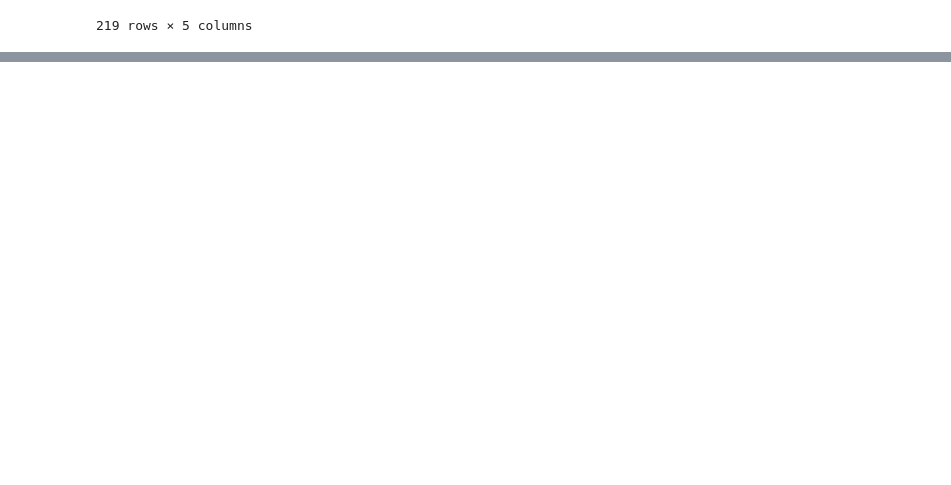
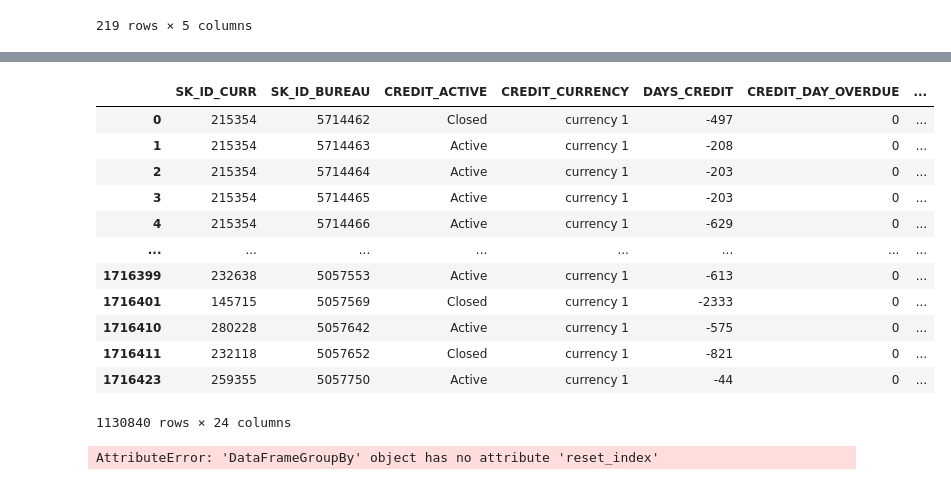
Before and after one commit to RuslanYusup/HCB, a Jupyter notebook: HCB.ipynb, the cells around one changed output, grey strips where cells are left out. Saved outputs shown, nothing was run; the diff lists cells and outputs as text; code cells hidden in the pictures; blank space fills up the shorter version.

```diff
--- a/HCB.ipynb
+++ b/HCB.ipynb
@@ -626,0 +730,4 @@ description
+# %%
+target_3 = dt_new['TARGET']
+train_3 = dt_new.drop(labels=['TARGET'], axis=1)
+train_3.head()
@@ -626,0 +787,6 @@ description
+# %%
+bureau_3 = pd.read_csv('bureau.csv')
+cat_b = ['CREDIT_ACTIVE', 'CREDIT_CURRENCY', 'CREDIT_TYPE']
+for c in cat_b:
+    bureau_3[c] = bureau_3[c].astype('category')
+print(bureau_3.dtypes)
@@ -626,0 +866,3 @@ description
+# %%
+bureau_4 = bureau_3.copy()
+bureau_4.head()
@@ -626,0 +876,18 @@ description
+# %%
+
+#1
+bureau_4['CREDIT_DURATION'] = -bureau_4['DAYS_CREDIT'] + bureau_4['DAYS_CREDIT_ENDDATE']
+#2
+bureau_4['ENDDATE_DIFF'] = bureau_4['DAYS_CREDIT_ENDDATE'] - bureau_4['DAYS_ENDDATE_FACT']
+#3
+bureau_4['DEBT_rate'] = bureau_4['AMT_ANNUITY'] / bureau_4['AMT_CREDIT_SUM_DEBT']
+#4
+bureau_4['DEBT_over'] = bureau_4['AMT_CREDIT_SUM_OVERDUE'] / bureau_4['AMT_CREDIT_SUM_DEBT']
+#5
+bureau_4['current_rate_debt'] = bureau_4['AMT_CREDIT_SUM'] / bureau_4['AMT_CREDIT_SUM_DEBT']
+#6
+bureau_4['DEBT_PERCENTAGE'] = bureau_4['AMT_CREDIT_SUM_LIMIT'] / bureau_4['AMT_CREDIT_SUM_DEBT']
+#7
+bureau_4['CNT_sum_CREDIT_PROLONG'] = bureau_4['AMT_CREDIT_SUM_DEBT'] / bureau_4['CNT_CREDIT_PROLONG']
+
+bureau_4
@@ -626,0 +908,23 @@ description
+# %%
+df_gr_4 = bureau_4.groupby('SK_ID_CURR')
+df_gr_4.head()
+# %% [output]
+|  | SK_ID_CURR | SK_ID_BUREAU | CREDIT_ACTIVE | CREDIT_CURRENCY | DAYS_CREDIT | CREDIT_DAY_OVERDUE | ... |
+| 0 | 215354 | 5714462 | Closed | currency 1 | -497 | 0 | ... |
+| 1 | 215354 | 5714463 | Active | currency 1 | -208 | 0 | ... |
+| 2 | 215354 | 5714464 | Active | currency 1 | -203 | 0 | ... |
+| 3 | 215354 | 5714465 | Active | currency 1 | -203 | 0 | ... |
+| 4 | 215354 | 5714466 | Active | currency 1 | -629 | 0 | ... |
+| ... | ... | ... | ... | ... | ... | ... | ... |
+| 1716399 | 232638 | 5057553 | Active | currency 1 | -613 | 0 | ... |
+| 1716401 | 145715 | 5057569 | Closed | currency 1 | -2333 | 0 | ... |
+| 1716410 | 280228 | 5057642 | Active | currency 1 | -575 | 0 | ... |
+| 1716411 | 232118 | 5057652 | Closed | currency 1 | -821 | 0 | ... |
+| 1716423 | 259355 | 5057750 | Active | currency 1 | -44 | 0 | ... |
+1130840 rows × 24 columns
+# %%
+train_5 = train_3.merge(right=df_gr_4.reset_index(), how='left', on='SK_ID_CURR')
+test_5 = test_3.merge(right=df_gr_4.reset_index(), how='left', on='SK_ID_CURR')
+train_b, test_b = train_5.align(train_5, join='inner', axis=1)
+# %% [output]
+AttributeError: 'DataFrameGroupBy' object has no attribute 'reset_index'
```
Also changed, not shown: parts of 43 cells of this notebook.
